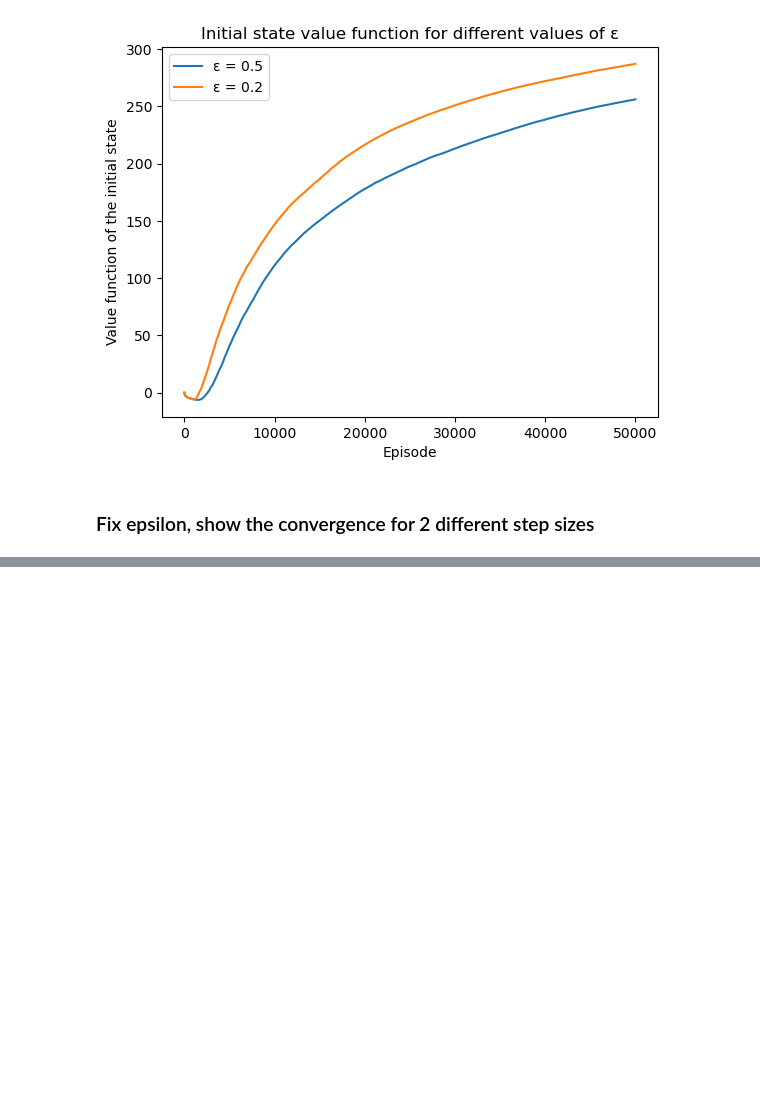
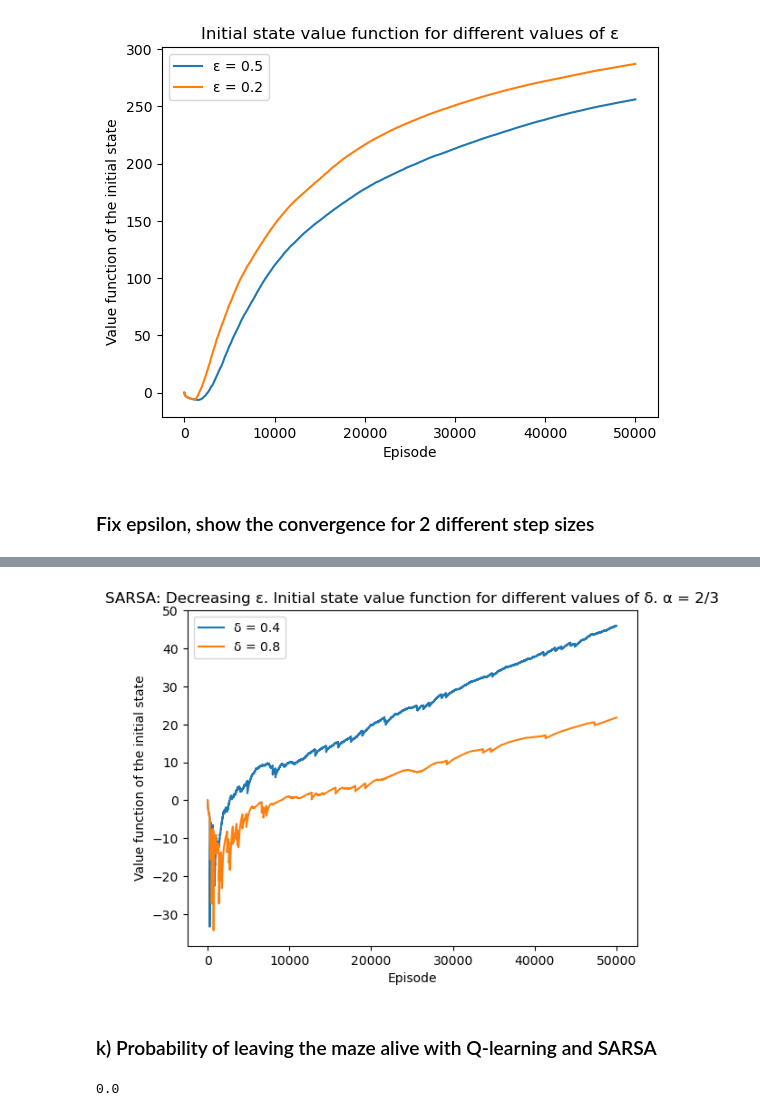
Before and after one commit to citrovin/reinforcement-learning, a Jupyter notebook: lab1/lab1.ipynb, the cells around one changed output, grey strips where cells are left out. Cells and saved outputs as stored; diff of their text form; code cells hidden in the pictures; blank space fills up the shorter version.

```diff
--- a/lab1/lab1.ipynb
+++ b/lab1/lab1.ipynb
@@ -335,0 +409,37 @@ plt.show()
+# %%
+Q_sarsa_e, estimated_pi_sarsa_e, vf_initial_sarsa_e = env.sarsa(start, minotaur_start, key_cell, alpha_val, gamma, epsilon, episodes, True, 0.4)
+# %%
+Q_sarsa_e2, estimated_pi_sarsa_e2, vf_initial_sarsa_e2 = env.sarsa(start, minotaur_start, key_cell, alpha_val, gamma, epsilon, episodes, True, 0.8)
+# %%
+# importing the required module
+import matplotlib.pyplot as plt
+
+# x axis values
+x = np.arange(1, episodes+1)
+
+# plotting the points
+plt.plot(x, vf_initial_sarsa_e, label = "\u03B4 = 0.4")
+
+plt.plot(x, vf_initial_sarsa_e2, label = "\u03B4 = 0.8")
+
+# naming the x axis
+plt.xlabel('Episode')
+# naming the y axis
+plt.ylabel('Value function of the initial state')
+
+# giving a title to my graph
+plt.title('SARSA: Decreasing \u03B5. Initial state value function for different values of \u03B4. \u03B1 = 2/3')
+plt.legend()
+# function to show the plot
+plt.show()
+# %% [output]
+[figure, added]
+# %% [markdown]
+### k) Probability of leaving the maze alive with Q-learning and SARSA
+# %%
+#SARSA
+policy = estimated_pi_sarsa_e
+method = 'sarsa'
+get_probability(start,minotaur_start, policy,method, 10000, key = True)
+# %% [output]
+0.0
```
Also changed, not shown: parts of 17 cells of this notebook, 1 other file.
